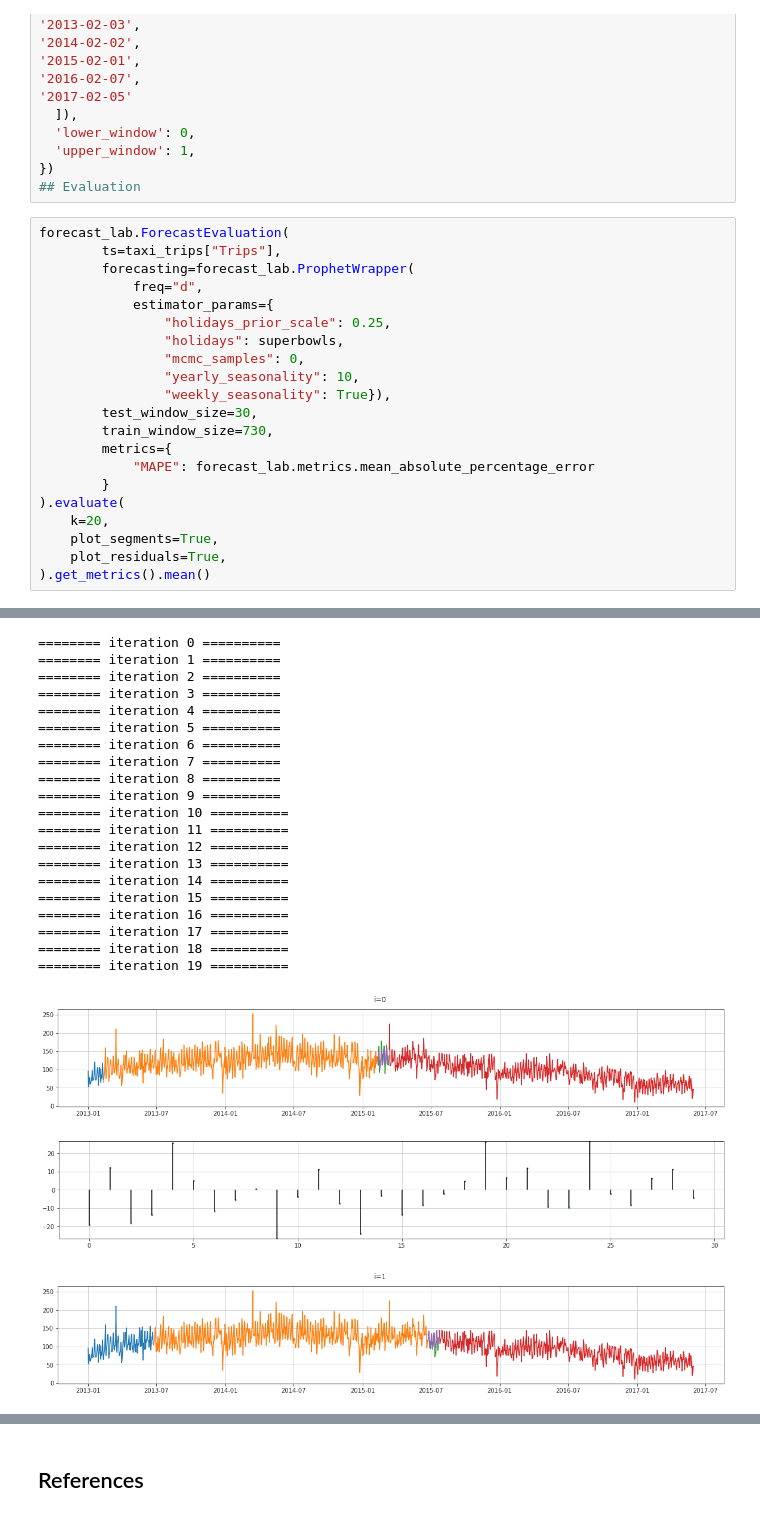
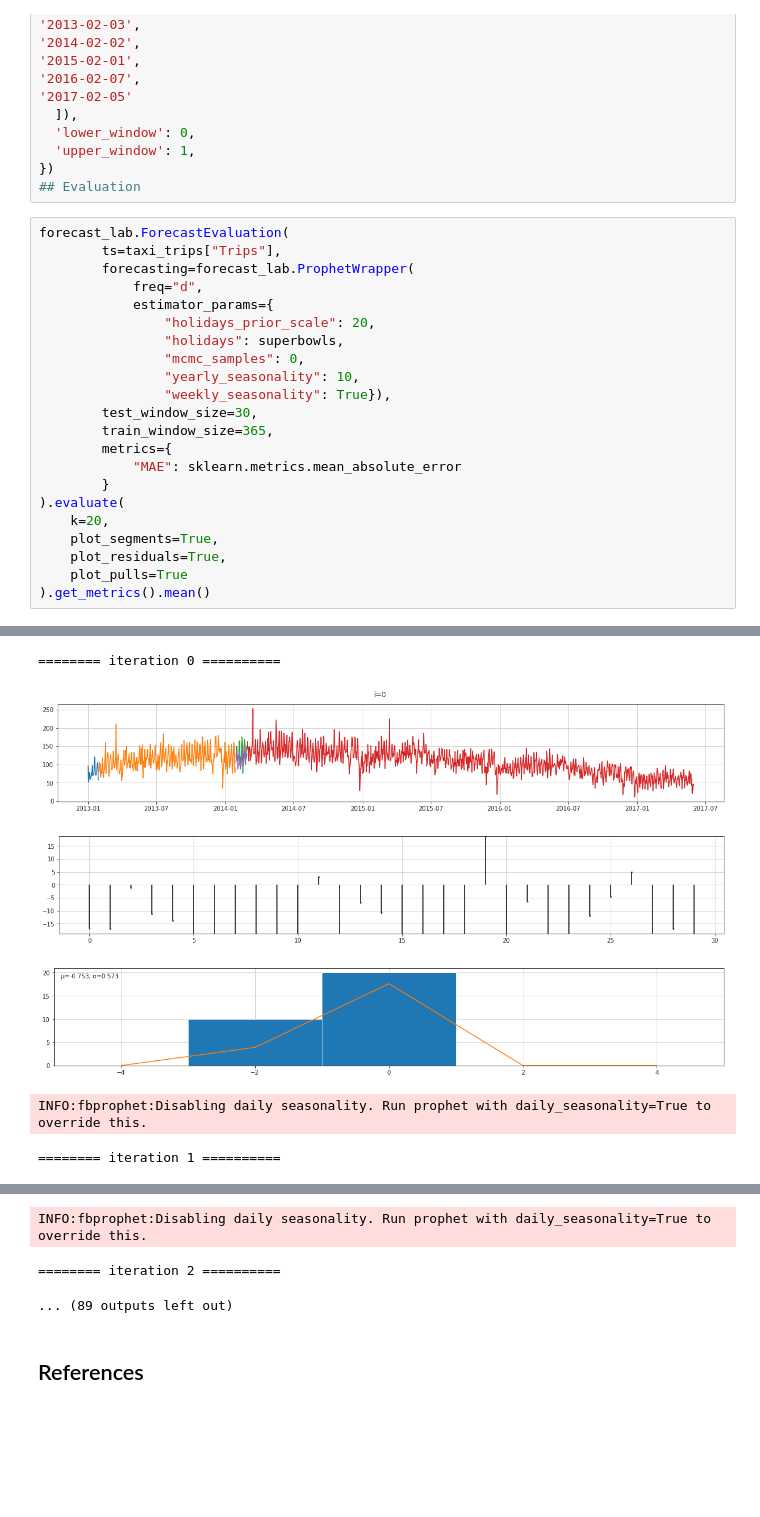
Before and after one commit to gsimbr/forecast-lab, a Jupyter notebook: notebooks/forecast.ipynb, the cells around one changed output, grey strips where cells are left out. Cells and saved outputs as stored; diff of their text form; blank space fills up the shorter version.

Commit message:
Use correct metrics & data

```diff
--- a/notebooks/forecast.ipynb
+++ b/notebooks/forecast.ipynb
@@ -47,20 +48,21 @@ forecast_lab.ForecastEvaluation(
         forecasting=forecast_lab.ProphetWrapper(
             freq="d",
             estimator_params={
-                "holidays_prior_scale": 0.25,
+                "holidays_prior_scale": 20,
                 "holidays": superbowls,
                 "mcmc_samples": 0,
                 "yearly_seasonality": 10,
                 "weekly_seasonality": True}),
         test_window_size=30,
-        train_window_size=730,
+        train_window_size=365,
         metrics={
-            "MAPE": forecast_lab.metrics.mean_absolute_percentage_error
+            "MAE": sklearn.metrics.mean_absolute_error
         }
 ).evaluate(
     k=20,
     plot_segments=True,
     plot_residuals=True,
+    plot_pulls=True
 ).get_metrics().mean()
 # %% [output]
 INFO:fbprophet:Disabling daily seasonality. Run prophet with daily_seasonality=True to override this.
@@ -86,23 +69,6 @@ INFO:fbprophet:Disabling daily seasonality. Run prophet with daily_seasonality=T
 ======== iteration 0 ==========
-======== iteration 1 ==========
-======== iteration 2 ==========
-======== iteration 3 ==========
-======== iteration 4 ==========
-======== iteration 5 ==========
-======== iteration 6 ==========
-======== iteration 7 ==========
-======== iteration 8 ==========
-======== iteration 9 ==========
-======== iteration 10 ==========
-======== iteration 11 ==========
-======== iteration 12 ==========
-======== iteration 13 ==========
-======== iteration 14 ==========
-======== iteration 15 ==========
-======== iteration 16 ==========
-======== iteration 17 ==========
-======== iteration 18 ==========
-======== iteration 19 ==========
-[figure, old version]
+[figure, new version]
-[figure, old version]
+[figure, new version]
-[figure, old version]
+[figure, new version]
+INFO:fbprophet:Disabling daily seasonality. Run prophet with daily_seasonality=True to override this.
+======== iteration 1 ==========
@@ -117,2 +78,5 @@ INFO:fbprophet:Disabling daily seasonality. Run prophet with daily_seasonality=T
+INFO:fbprophet:Disabling daily seasonality. Run prophet with daily_seasonality=True to override this.
+======== iteration 2 ==========
+... (89 outputs left out)
 # %% [markdown]
 ## References
```
Also changed, not shown: parts of 2 cells of this notebook.
